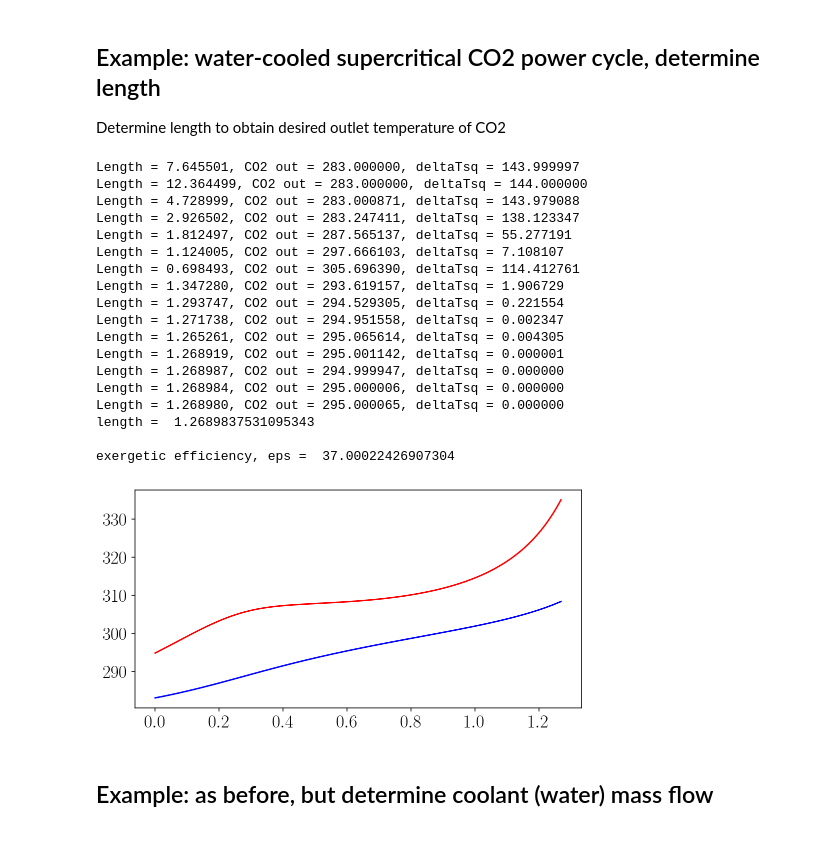
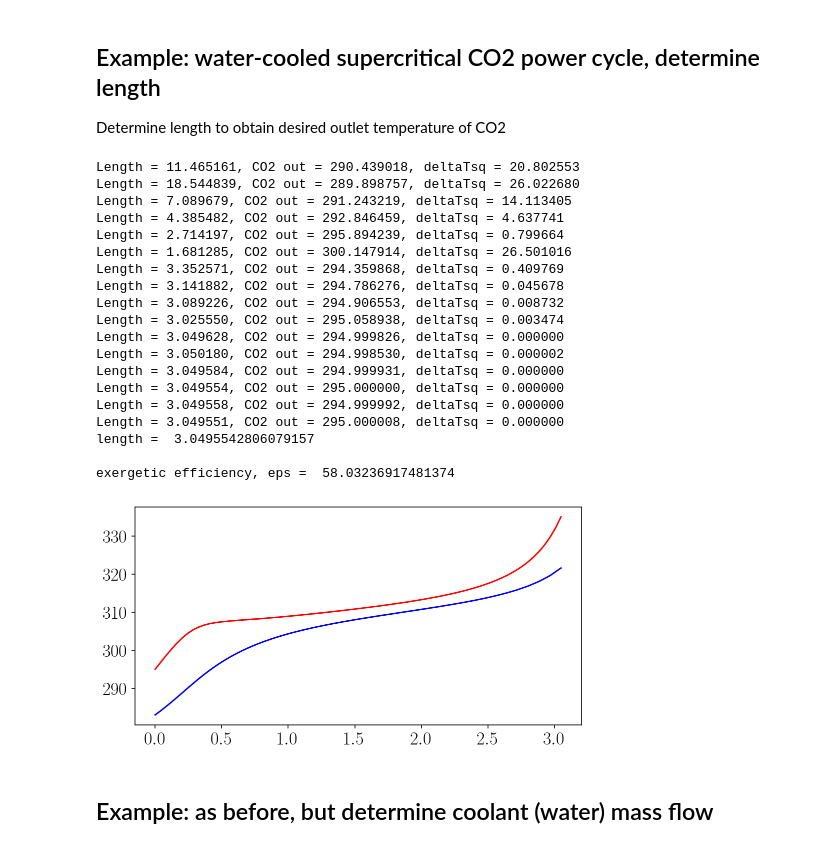
Before and after one commit to Fluid-Dynamics-Of-Energy-Systems-Team/Heat-exchanger-model, a Jupyter notebook: HeatEx.ipynb, the cells around one changed output. Drawn from its saved outputs; the diff is of its cells as text; code cells hidden in the pictures.

```diff
--- a/HeatEx.ipynb
+++ b/HeatEx.ipynb
@@ -60,11 +60,12 @@ def buildLinSys(T, U, fluid, dx, advecScheme):
 
     # these should be functions of temperature
     cp = PropsSI('C', "T", T, "P", fluid['pressure'], fluid['fluid'])
+#     k  = PropsSI('L', "T", T, "P", fluid['pressure'], fluid['fluid'])
     k  = 1.0*np.ones(npts) #PropsSI('L', "T", T, "P", pressure, fluid)
 
     # calculate average k at the faces
     # 0 ... kave[0] ... 1 ... kave[1] ... 2 ... kave[2] .......
-    k_average = 0.5*(k[0:-1] + k[1:])
+    k_f = 0.5*(k[0:-1] + k[1:])*A/dx**2
 
     mf = fluid['mass flow']
     if advecScheme == "central":
@@ -74,9 +75,9 @@ def buildLinSys(T, U, fluid, dx, advecScheme):
         mfPl = (mf+abs(mf))/(2*dx)
         mfMi = (mf-abs(mf))/(2*dx)
 
-    ud = - k_average[1:  ]                  * A/dx**2 + cp[1:-1]* mfMi
-    d  =  (k_average[1:  ]+k_average[0:-1]) * A/dx**2 + cp[1:-1]*(mfPl-mfMi) + U[1:-1]*Per
-    ld = - k_average[0:-1]                  * A/dx**2 - cp[1:-1]* mfPl
+    ud = - k_f[1:  ]            + cp[1:-1]* mfMi
+    d  =  (k_f[1:  ]+k_f[0:-1]) + cp[1:-1]*(mfPl-mfMi) + U[1:-1]*Per
+    ld = - k_f[0:-1]            - cp[1:-1]* mfPl
 
     rhs = np.zeros(npts-2)
 
@@ -84,11 +85,11 @@ def buildLinSys(T, U, fluid, dx, advecScheme):
     if mf > 0.0: # Dirichlet at the inlet (left), extrapolate at the outlet (right)
         d[-1]   =  d[-1] + 2*ud[-1]
         ld[-1]  = ld[-1] -   ud[-1]
-        rhs[ 0] = (A*k_average[0]/dx**2  + mfPl*cp[1]) * T[0]
-    else:        # Dirichlet at the inlet (right), extrapolate at the outlet (left)
+        rhs[ 0] = (k_f[ 0] + mfPl*cp[ 1]) * T[ 0]
+    else:        # Dirichlet at the i nlet (right), extrapolate at the outlet (left)
         d[0]    = ( d[0] + 2*ld[0])
         ud[0]   = (ud[0] -   ld[0])
-        rhs[-1] = (A*k_average[-1]/dx**2 - mfMi*cp[-2]) * T[-1]
+        rhs[-1] = (k_f[-1] - mfMi*cp[-2]) * T[-1]
 
     # assemble main A matrix
     ud   = diags(    ud,  1, shape=(npts-2,npts-2))
@@ -210,15 +213,15 @@ length = 2
 
 # first case
 #
-x, Tc, Th = solveHEX(colFluid, hotFluid, length, 50,
-                     underrelax=0.8, tol=1.0e-2, printResiduals=True)
+x, Tc, Th = solveHEX(colFluid, hotFluid, length, npts=50, advecScheme="central",
+                     underrelax=0.8, tol=1.0e-3, printResiduals=True)
 l1, = plt.plot(x[::2],Th[::2],'ro')
 plt.plot(x,Tc,'bo')
 
 
 # second case
 #
-x, Tc, Th = solveHEX(colFluid, hotFluid, length, 50,
+x, Tc, Th = solveHEX(colFluid, hotFluid, length, npts=50, advecScheme="central",
                      underrelax=0.8, tol=1.0e-6, printResiduals=True)
 l2, = plt.plot(x,Th,'r:')
 plt.plot(x,Tc,'b:')
@@ -226,7 +229,7 @@ plt.plot(x,Tc,'b:')
 
 # third case
 #
-x, Tc, Th = solveHEX(colFluid, hotFluid, length, 100,
+x, Tc, Th = solveHEX(colFluid, hotFluid, length, npts=100, advecScheme="central",
                      underrelax=0.8, tol=1.0e-6, printResiduals=True)
 l3, = plt.plot(x,Th,'r-')
 plt.plot(x,Tc,'b-')
@@ -234,8 +237,8 @@ plt.plot(x,Tc,'b-')
 
 # fourth case
 #
-x, Tc, Th = solveHEX(colFluid, hotFluid, length, 100,
-                     underrelax=0.8, tol=1.0e-6, printResiduals=True, advecScheme="upwind")
+x, Tc, Th = solveHEX(colFluid, hotFluid, length, npts=100, advecScheme="upwind",
+                     underrelax=0.8, tol=1.0e-6, printResiduals=True)
 l4, = plt.plot(x,Th,'r--')
 plt.plot(x,Tc,'b--')
 
@@ -313,61 +316,62 @@ Per    = 0.4
 A      = 1.0
 
 colFluid = {'fluid'     : 'Water',
-             'pressure'  : 1.0e5,
-             'inlet temp': 283,
-             'mass flow' : 0.13}
+            'pressure'  : 1.0e5,
+            'inlet temp': 283,
+            'mass flow' : 0.13}
 
 hotFluid = {'fluid'     : 'CO2',
             'pressure'  : 80.0e5,
             'inlet temp': 335,
             'mass flow' : -0.1}
 
 
 TargetTempCO2Out = 295
 
 
 def evalDeltaT_Length(length, mfWater, verbose):
     colFluid['mass flow'] = mfWater
     x, Tc, Th = solveHEX(colFluid, hotFluid, length)
     deltaT = (TargetTempCO2Out - Th[0])**2
     if verbose:
         print("Length = %.6f, CO2 out = %.6f, deltaTsq = %.6f" % (length, Th[0], deltaT))
     return deltaT
 
 length = optimize.minimize_scalar(evalDeltaT_Length,
-                                  args=(0.2, True), # these are the additional arguments of evalDeltaT_Length
-                                  bounds=(0.01, 20),
+                                  args=(colFluid['mass flow'], True), # additional args of evalDeltaT_Length
+                                  bounds=(0.01, 30),
                                   method='bounded').x
 
 print('length = ', length, '\n')
 
-x, Tc, Th = solveHEX(colFluid, hotFluid, length, 100)
+x, Tc, Th = solveHEX(colFluid, hotFluid, length)
 plt.figure(figsize=(8,4))
 plt.plot(x,Tc,'b-')
 plt.plot(x,Th,'r-')
 
 eps = exerEfficiency(x, colFluid, hotFluid, Tc, Th, 283.15)
 print('exergetic efficiency, eps = ', eps)
 # %% [output]
-Length = 7.645501, CO2 out = 283.000000, deltaTsq = 143.999997
-Length = 12.364499, CO2 out = 283.000000, deltaTsq = 144.000000
-Length = 4.728999, CO2 out = 283.000871, deltaTsq = 143.979088
-Length = 2.926502, CO2 out = 283.247411, deltaTsq = 138.123347
-Length = 1.812497, CO2 out = 287.565137, deltaTsq = 55.277191
-Length = 1.124005, CO2 out = 297.666103, deltaTsq = 7.108107
-Length = 0.698493, CO2 out = 305.696390, deltaTsq = 114.412761
-Length = 1.347280, CO2 out = 293.619157, deltaTsq = 1.906729
-Length = 1.293747, CO2 out = 294.529305, deltaTsq = 0.221554
-Length = 1.271738, CO2 out = 294.951558, deltaTsq = 0.002347
-Length = 1.265261, CO2 out = 295.065614, deltaTsq = 0.004305
-Length = 1.268919, CO2 out = 295.001142, deltaTsq = 0.000001
-Length = 1.268987, CO2 out = 294.999947, deltaTsq = 0.000000
-Length = 1.268984, CO2 out = 295.000006, deltaTsq = 0.000000
-Length = 1.268980, CO2 out = 295.000065, deltaTsq = 0.000000
-length =  1.2689837531095343
+Length = 11.465161, CO2 out = 290.439018, deltaTsq = 20.802553
+Length = 18.544839, CO2 out = 289.898757, deltaTsq = 26.022680
+Length = 7.089679, CO2 out = 291.243219, deltaTsq = 14.113405
+Length = 4.385482, CO2 out = 292.846459, deltaTsq = 4.637741
+Length = 2.714197, CO2 out = 295.894239, deltaTsq = 0.799664
+Length = 1.681285, CO2 out = 300.147914, deltaTsq = 26.501016
+Length = 3.352571, CO2 out = 294.359868, deltaTsq = 0.409769
+Length = 3.141882, CO2 out = 294.786276, deltaTsq = 0.045678
+Length = 3.089226, CO2 out = 294.906553, deltaTsq = 0.008732
+Length = 3.025550, CO2 out = 295.058938, deltaTsq = 0.003474
+Length = 3.049628, CO2 out = 294.999826, deltaTsq = 0.000000
+Length = 3.050180, CO2 out = 294.998530, deltaTsq = 0.000002
+Length = 3.049584, CO2 out = 294.999931, deltaTsq = 0.000000
+Length = 3.049554, CO2 out = 295.000000, deltaTsq = 0.000000
+Length = 3.049558, CO2 out = 294.999992, deltaTsq = 0.000000
+Length = 3.049551, CO2 out = 295.000008, deltaTsq = 0.000000
+length =  3.0495542806079157
 
-exergetic efficiency, eps =  37.00022426907304
+exergetic efficiency, eps =  58.03236917481374
-[figure, old version]
+[figure, new version]
 # %% [markdown]
 ## Example: as before, but determine coolant (water) mass flow
 # %%
```
Also changed, not shown: parts of 10 cells of this notebook.
